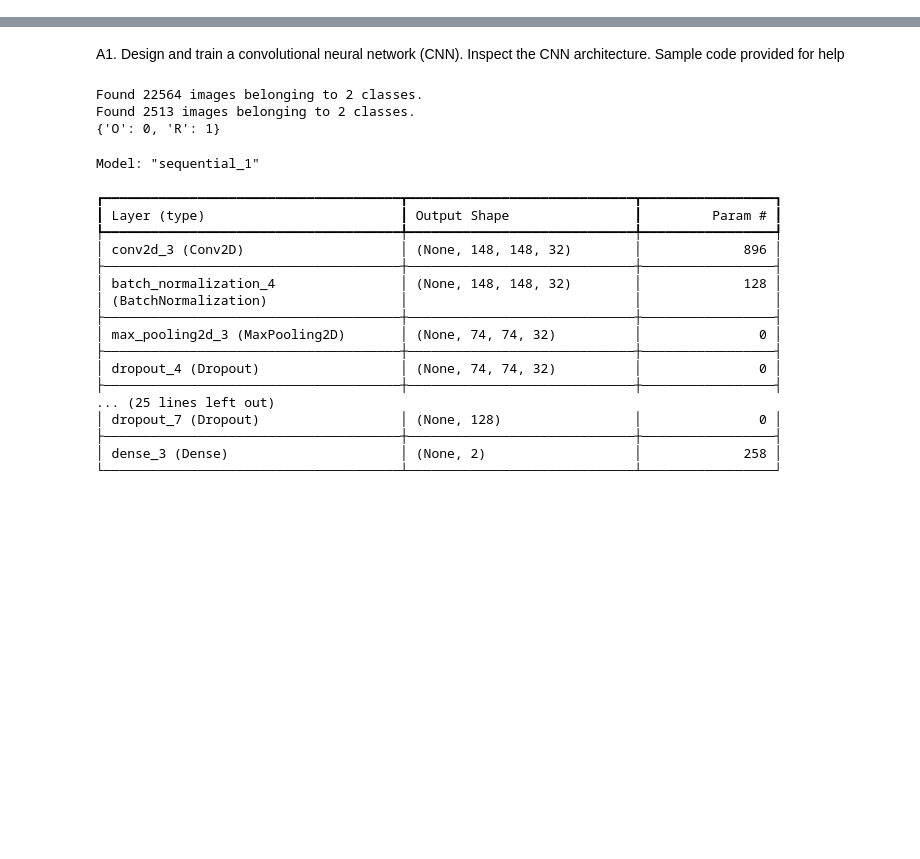
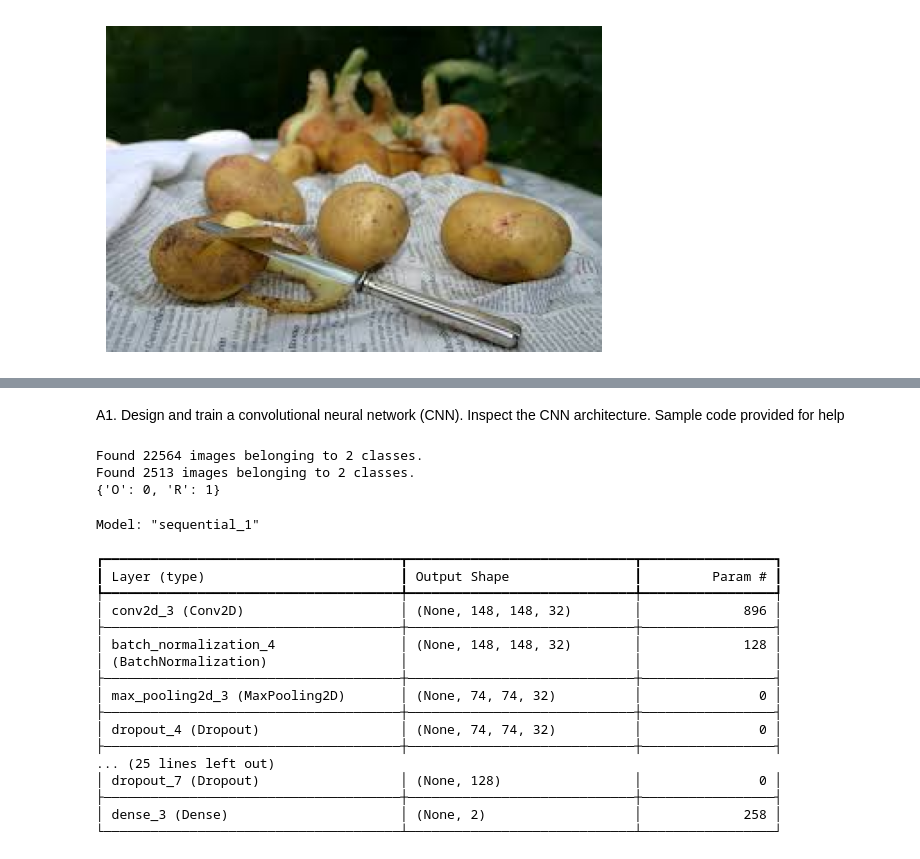
Before and after one commit to Arjun650/NNDL_LAB, a Jupyter notebook: nndl_4_(1).ipynb, the cells around one changed output, grey strips where cells are left out. Saved outputs shown, nothing was run; the diff lists cells and outputs as text; code cells hidden in the pictures; blank space fills up the shorter version.

```diff
--- a/nndl_4_(1).ipynb
+++ b/nndl_4_(1).ipynb
@@ -16,0 +23,20 @@ for dirname, _, filenames in os.walk('/kaggle/input'):
+# %%
+
+import os
+import cv2
+import matplotlib.pyplot as plt
+
+# Define path to images
+image_folder = "DATASET/TEST/O"  # Update based on folder structure
+image_files = os.listdir(image_folder)
+
+# Read and display the first image
+img_path = os.path.join(image_folder, image_files[0])
+img = cv2.imread(img_path)
+img = cv2.cvtColor(img, cv2.COLOR_BGR2RGB)  # Convert BGR to RGB for proper display
+
+plt.imshow(img)
+plt.axis("off")
+plt.show()
+# %% [output]
+[figure, added]
```
Also changed, not shown: parts of 4 cells of this notebook.
